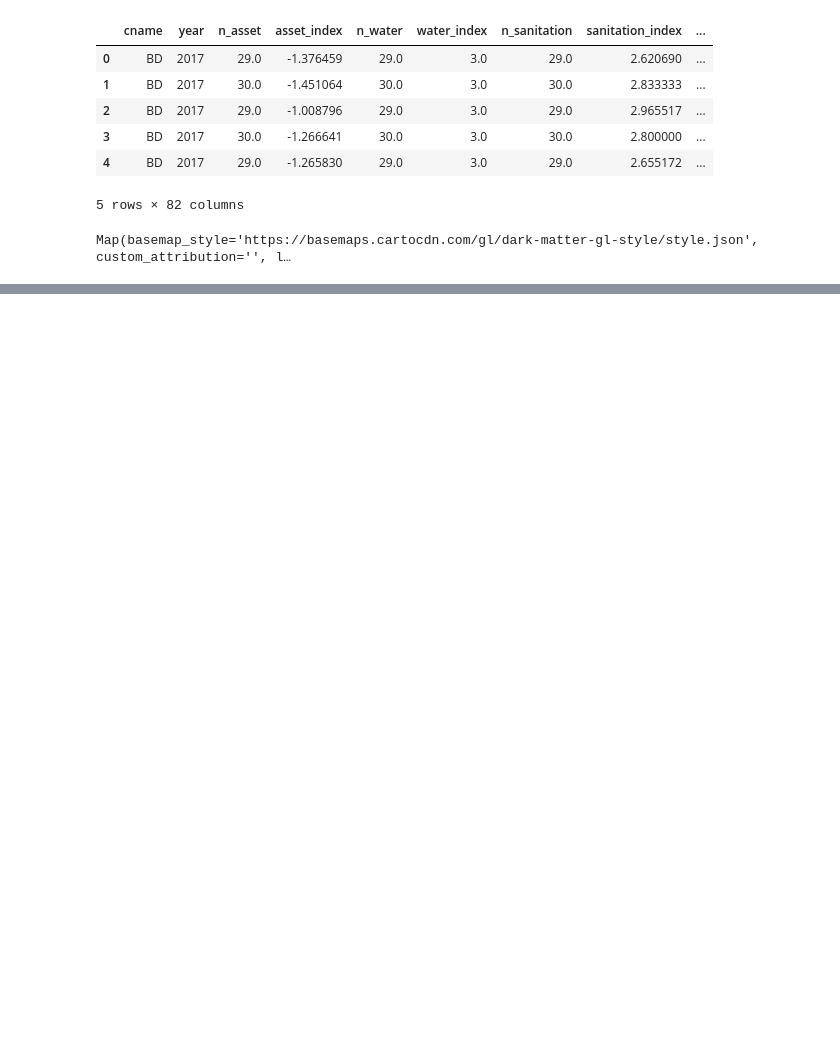
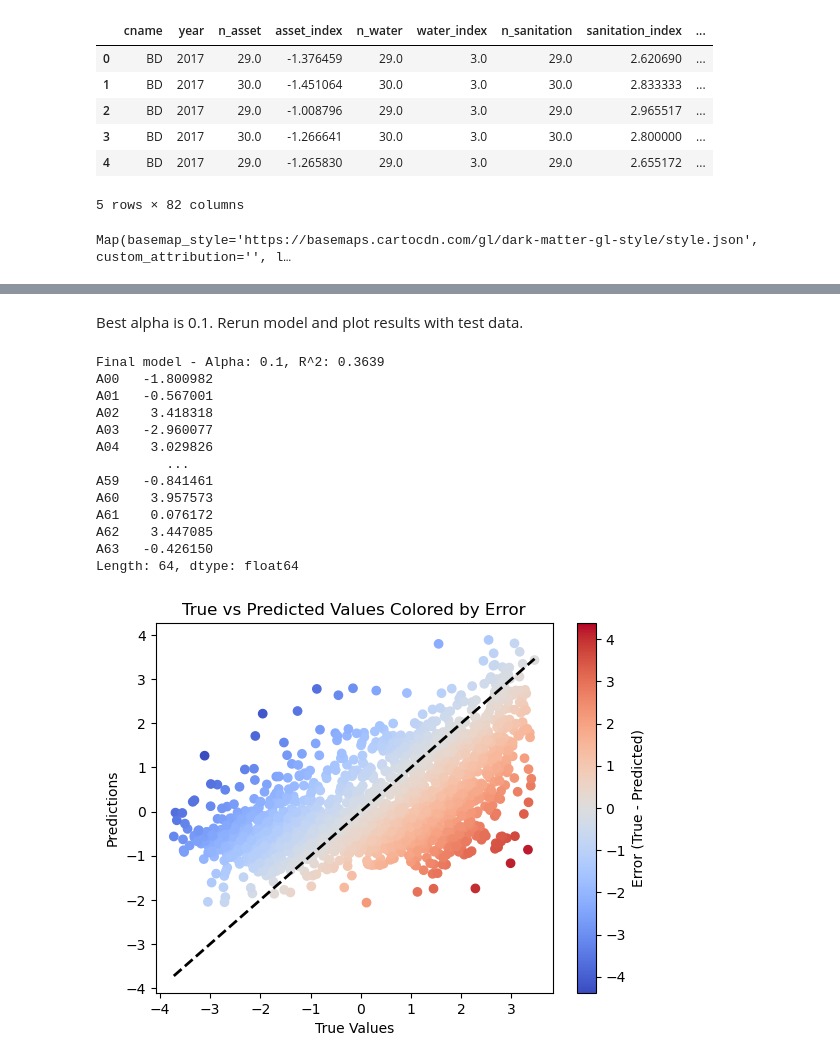
Before and after one commit to isaiahlg/alphaearth, a Jupyter notebook: predict-poverty.ipynb, the cells around one changed output, grey strips where cells are left out. Cells and saved outputs as stored; diff of their text form; code cells hidden in the pictures; blank space fills up the shorter version.

```diff
--- a/1_get_embeddings.ipynb
+++ b/predict-poverty.ipynb
@@ -426,0 +444,5 @@ Map(basemap_style='https://basemaps.cartocdn.com/gl/dark-matter-gl-style/style.j
+# %%
+datapath = "data/poverty/"
+filename = "dhs_with_embeddings_wide.geojson"
+gdf = gpd.read_file(datapath+filename)
+gdf.head()
@@ -426,0 +488,15 @@ Map(basemap_style='https://basemaps.cartocdn.com/gl/dark-matter-gl-style/style.j
+# %%
+# split into train and test sets
+X_train, X_test, y_train, y_test = train_test_split(X, y, test_size=0.2, random_state=42)
+# train ridge regression model
+alpha = [0.0001, 0.001, 0.01, 0.1, 1.0, 10.0, 100.0]
+
+# loop over alpha values and print R^2 for each
+for a in alpha:
+    model = Ridge(alpha=a)
+    model.fit(X_train, y_train)
+    # predict on test set
+    y_pred = model.predict(X_test)
+    # evaluate with R^2
+    r2 = r2_score(y_test, y_pred)
+    print(f'Alpha: {a}, R^2: {r2:.4f}')
@@ -426,0 +511,44 @@ Map(basemap_style='https://basemaps.cartocdn.com/gl/dark-matter-gl-style/style.j
+# %% [markdown]
+Best alpha is 0.1.
+Rerun model and plot results with test data.
+# %%
+alpha = 0.1
+model = Ridge(alpha=alpha)
+model.fit(X_train, y_train)
+# predict on test set
+y_pred = model.predict(X_test)
+# evaluate with R^2
+r2 = r2_score(y_test, y_pred)
+print(f'Final model - Alpha: {alpha}, R^2: {r2:.4f}')
+
+# look at coefficients
+coef = pd.Series(model.coef_, index=X.columns)
+print(coef)
+
+# plot y vs y_pred
+import matplotlib.pyplot as plt
+
+
+# color by difference from y=y_pred line
+plt.scatter(y_test, y_pred, c=(y_test - y_pred), cmap='coolwarm', vmin=-max(abs(y_test - y_pred)), vmax=max(abs(y_test - y_pred)))
+plt.xlabel('True Values')
+plt.ylabel('Predictions')
+plt.title('True vs Predicted Values Colored by Error')
+plt.colorbar(label='Error (True - Predicted)')
+plt.plot([y_test.min(), y_test.max()], [y_test.min(), y_test.max()], 'k--', lw=2)
+plt.show()
+# %% [output]
+Final model - Alpha: 0.1, R^2: 0.3639
+A00   -1.800982
+A01   -0.567001
+A02    3.418318
+A03   -2.960077
+A04    3.029826
+         ...
+A59   -0.841461
+A60    3.957573
+A61    0.076172
+A62    3.447085
+A63   -0.426150
+Length: 64, dtype: float64
+[figure, added]
```
Also changed, not shown: parts of 13 cells of this notebook, 4 other files.
